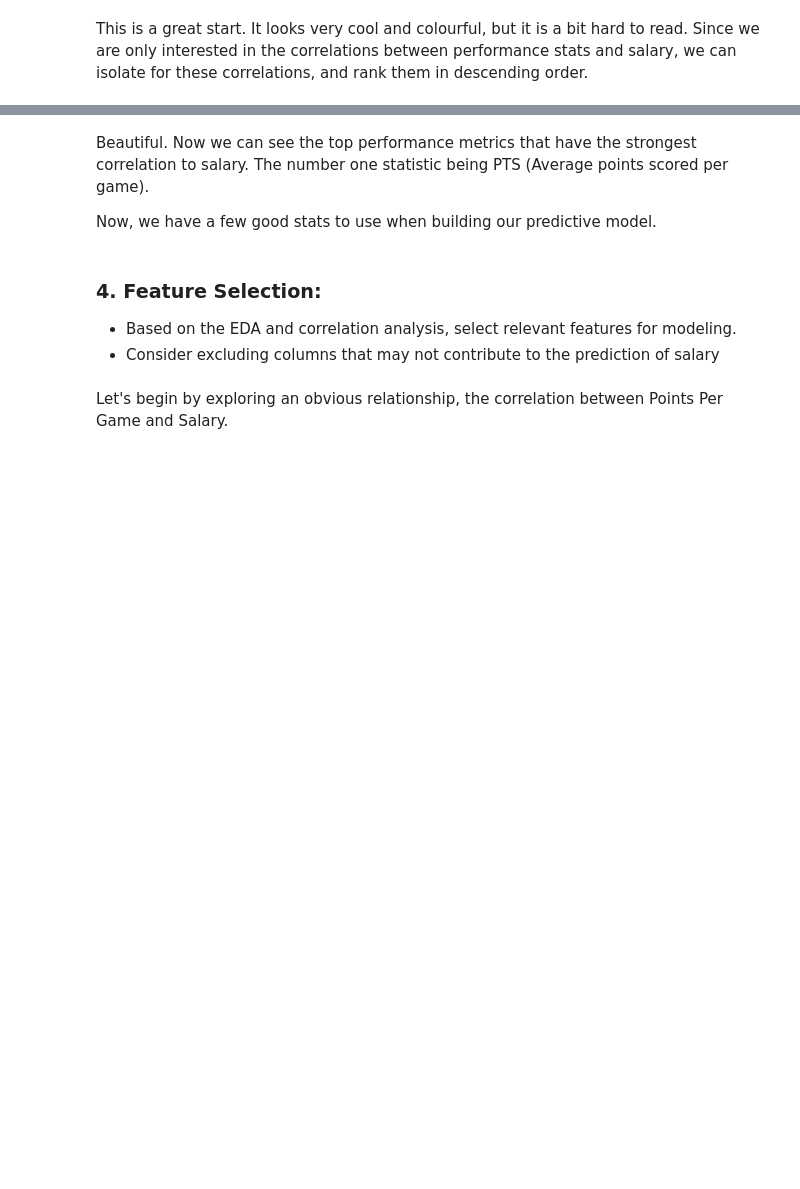
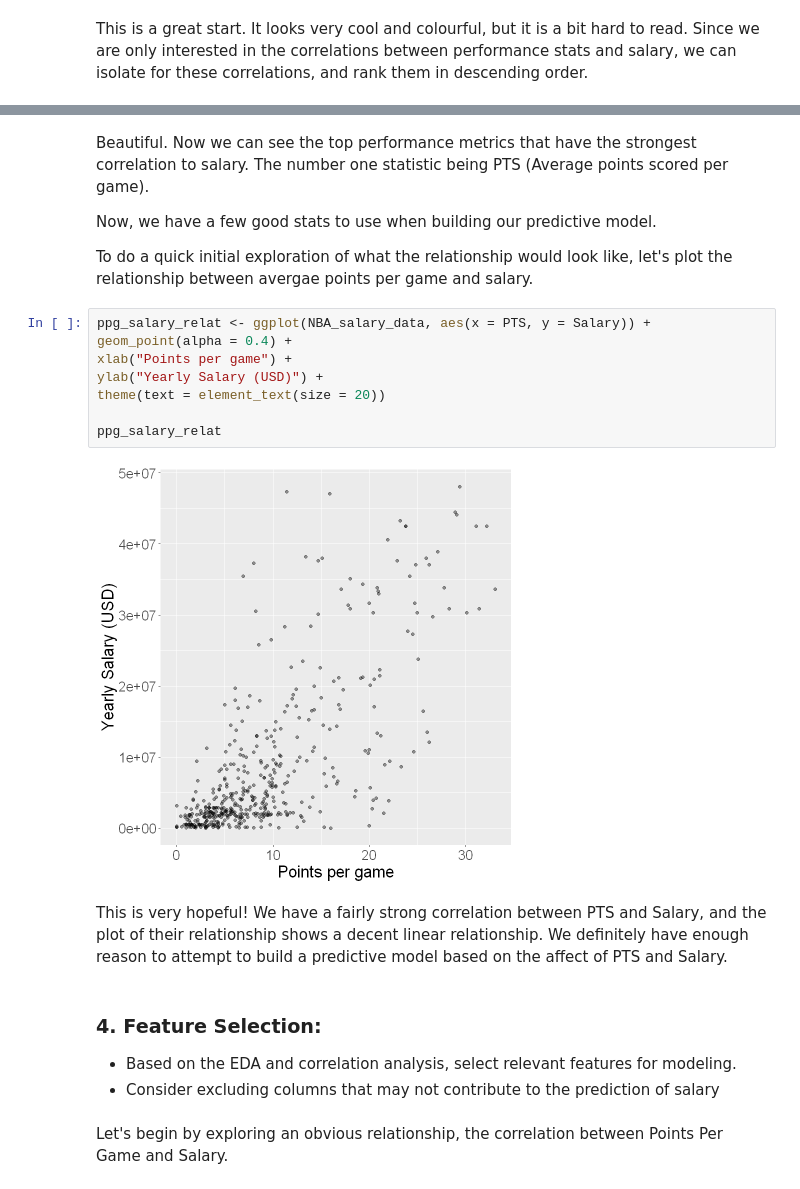
Before and after one commit to jhcrowley/DCSI-100-Group-33, a Jupyter notebook: DSCI_Final_Project_V1.ipynb, the cells around one changed output, grey strips where cells are left out. Saved outputs shown, nothing was run; the diff lists cells and outputs as text; blank space fills up the shorter version.

```diff
--- a/DSCI_Final_Project_V1.ipynb
+++ b/DSCI_Final_Project_V1.ipynb
@@ -318,6 +371,20 @@ sorted_salary_correlations
 Beautiful. Now we can see the top performance metrics that have the strongest correlation to salary. The number one statistic being PTS (Average points scored per game).
 
 Now, we have a few good stats to use when building our predictive model.
+
+To do a quick initial exploration of what the relationship would look like, let's plot the relationship between avergae points per game and salary.
+# %%
+ppg_salary_relat <- ggplot(NBA_salary_data, aes(x = PTS, y = Salary)) +
+geom_point(alpha = 0.4) +
+xlab("Points per game") +
+ylab("Yearly Salary (USD)") +
+theme(text = element_text(size = 20))
+
+ppg_salary_relat
+# %% [output]
+[figure, added]
+# %% [markdown]
+This is very hopeful! We have a fairly strong correlation between PTS and Salary, and the plot of their relationship shows a decent linear relationship. We definitely have enough reason to attempt to build a predictive model based on the affect of PTS and Salary.
 # %% [markdown]
 ### 4. Feature Selection:
 - Based on the EDA and correlation analysis, select relevant features for modeling.
```
Also changed, not shown: parts of 20 cells of this notebook.
